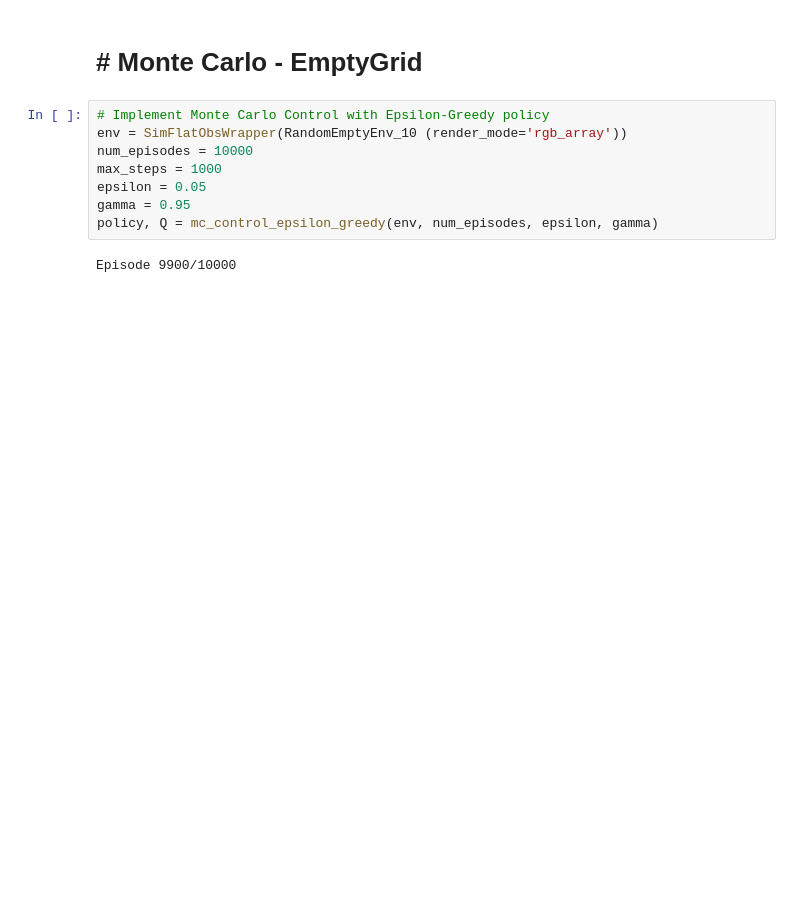
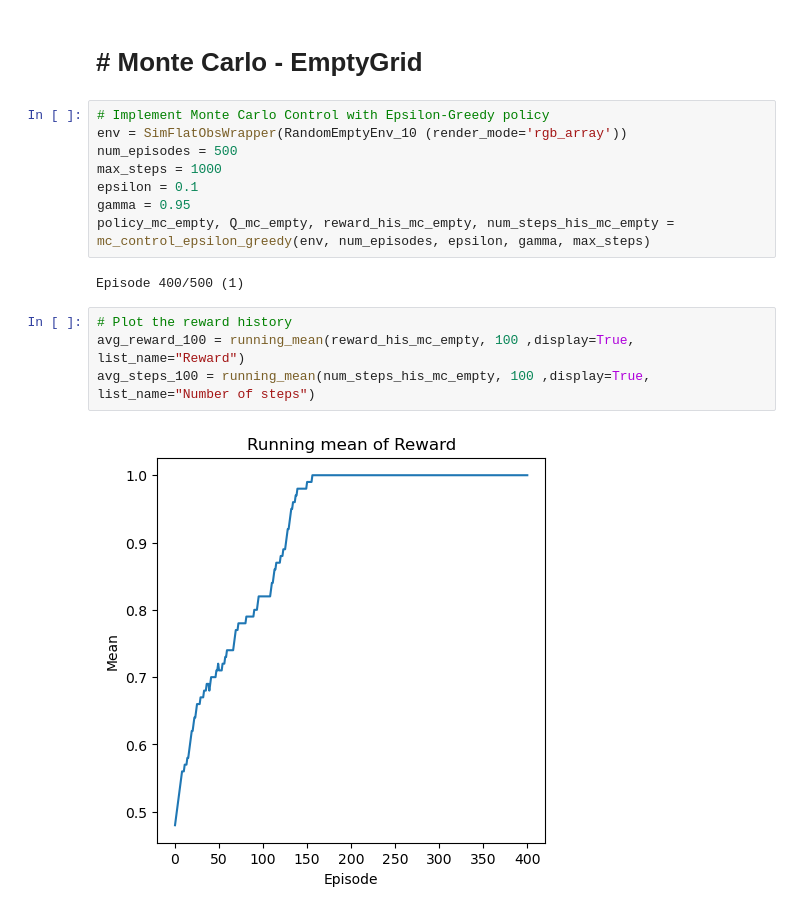
Before and after one commit to Lior-Baruch/RL, a Jupyter notebook: Mid_Project_tabular_RL_Minigrid_2024.ipynb, the cells around one changed output. Cells and saved outputs as stored; diff of their text form; blank space fills up the shorter version.

Commit message:
empty monte carlo done + reward and steps plots

```diff
--- a/Mid_Project_tabular_RL_Minigrid_2024.ipynb
+++ b/Mid_Project_tabular_RL_Minigrid_2024.ipynb
@@ -718,10 +756,16 @@ def mc_control_epsilon_greedy(env, num_episodes, epsilon, gamma=1.0, max_env_ste
 # %%
 # Implement Monte Carlo Control with Epsilon-Greedy policy
 env = SimFlatObsWrapper(RandomEmptyEnv_10 (render_mode='rgb_array'))
-num_episodes = 10000
+num_episodes = 500
 max_steps = 1000
-epsilon = 0.05
+epsilon = 0.1
 gamma = 0.95
-policy, Q = mc_control_epsilon_greedy(env, num_episodes, epsilon, gamma)
+policy_mc_empty, Q_mc_empty, reward_his_mc_empty, num_steps_his_mc_empty = mc_control_epsilon_greedy(env, num_episodes, epsilon, gamma, max_steps)
 # %% [output]
-Episode 9900/10000
+Episode 400/500 (1)
+# %%
+# Plot the reward history
+avg_reward_100 = running_mean(reward_his_mc_empty, 100 ,display=True, list_name="Reward")
+avg_steps_100 = running_mean(num_steps_his_mc_empty, 100 ,display=True, list_name="Number of steps")
+# %% [output]
+[figure, added]
```
Also changed, not shown: parts of 18 cells of this notebook.
